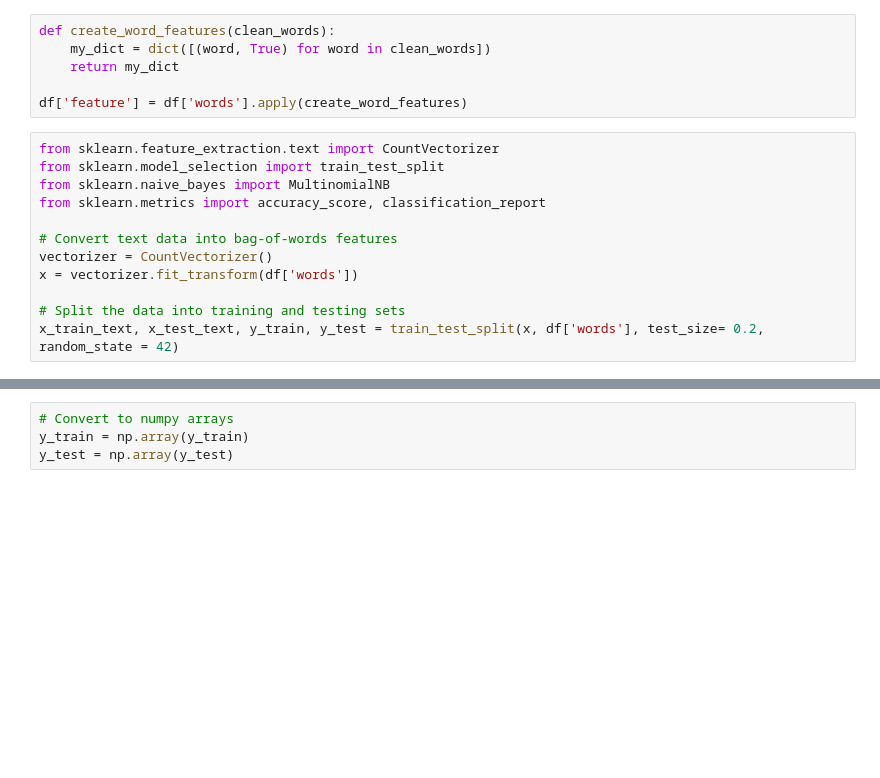
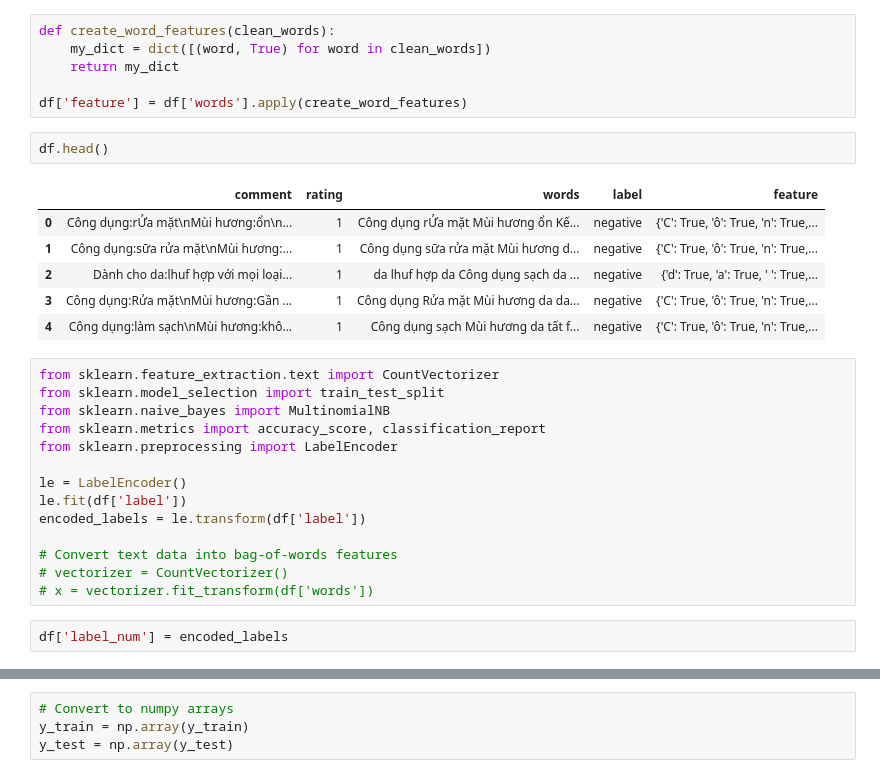
Before and after one commit to tungnt28/Natural-Language-Processing, a Jupyter notebook: Finalexam_NLP.ipynb, the cells around one changed output, grey strips where cells are left out. Drawn from its saved outputs; the diff is of its cells as text; blank space fills up the shorter version.

```diff
--- a/Finalexam_NLP.ipynb
+++ b/Finalexam_NLP.ipynb
@@ -478,15 +475,28 @@ def create_word_features(clean_words):
     return my_dict
 
 df['feature'] = df['words'].apply(create_word_features)
+# %%
+df.head()
+# %% [output]
+|  | comment | rating | words | label | feature |
+| 0 | Công dụng:rỬa mặt\nMùi hương:ổn\n... | 1 | Công dụng rỬa mặt Mùi hương ổn Kế... | negative | {'C': True, 'ô': True, 'n': True,... |
+| 1 | Công dụng:sữa rửa mặt\nMùi hương:... | 1 | Công dụng sữa rửa mặt Mùi hương d... | negative | {'C': True, 'ô': True, 'n': True,... |
+| 2 | Dành cho da:lhuf hợp với mọi loại... | 1 | da lhuf hợp da Công dụng sạch da ... | negative | {'d': True, 'a': True, ' ': True,... |
+| 3 | Công dụng:Rửa mặt\nMùi hương:Gần ... | 1 | Công dụng Rửa mặt Mùi hương da da... | negative | {'C': True, 'ô': True, 'n': True,... |
+| 4 | Công dụng:làm sạch\nMùi hương:khô... | 1 | Công dụng sạch Mùi hương da tất f... | negative | {'C': True, 'ô': True, 'n': True,... |
 # %%
 from sklearn.feature_extraction.text import CountVectorizer
 from sklearn.model_selection import train_test_split
 from sklearn.naive_bayes import MultinomialNB
 from sklearn.metrics import accuracy_score, classification_report
+from sklearn.preprocessing import LabelEncoder
+
+le = LabelEncoder()
+le.fit(df['label'])
+encoded_labels = le.transform(df['label'])
 
 # Convert text data into bag-of-words features
-vectorizer = CountVectorizer()
-x = vectorizer.fit_transform(df['words'])
-
-# Split the data into training and testing sets
-x_train_text, x_test_text, y_train, y_test = train_test_split(x, df['words'], test_size= 0.2, random_state = 42)
+# vectorizer = CountVectorizer()
+# x = vectorizer.fit_transform(df['words'])
+# %%
+df['label_num'] = encoded_labels
```
Also changed, not shown: parts of 82 cells of this notebook.
